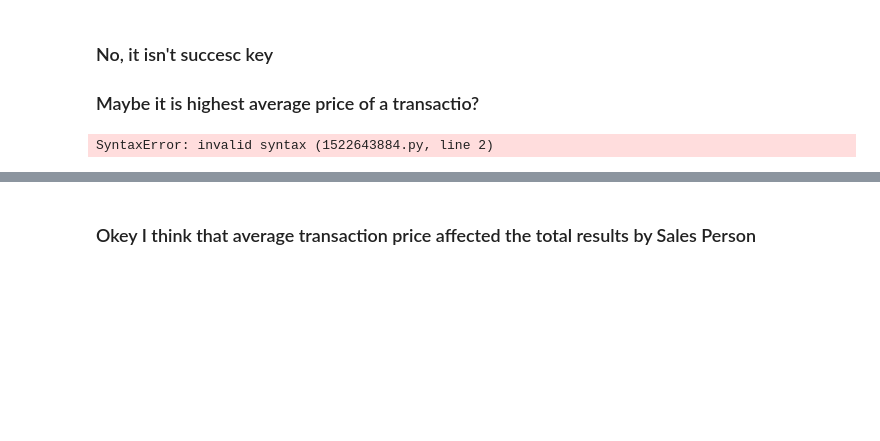
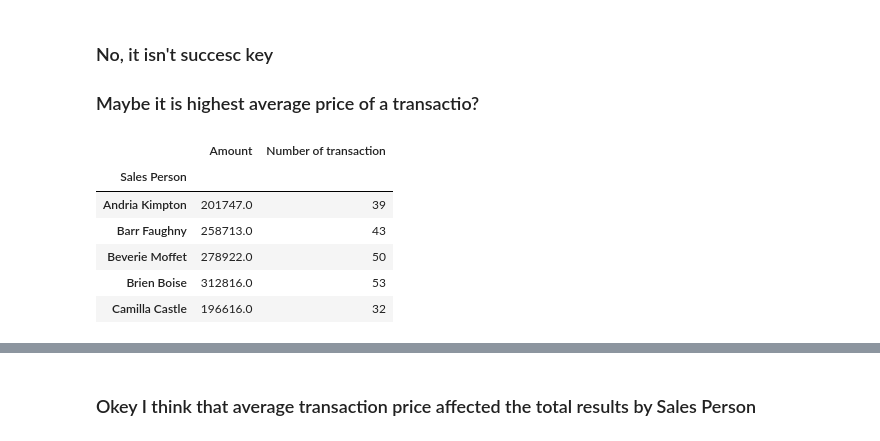
Before and after one commit to GrabarzVIII/chocolate_sales_data_analysis, a Jupyter notebook: chocolate_sales_data_analysis.ipynb, the cells around one changed output, grey strips where cells are left out. Drawn from its saved outputs; the diff is of its cells as text; code cells hidden in the pictures; blank space fills up the shorter version.

```diff
--- a/chocolate_sales_data_analysis.ipynb
+++ b/chocolate_sales_data_analysis.ipynb
@@ -296,9 +296,15 @@ plt.show()
 ### Maybe it is highest average price of a transactio?
 # %%
 amount_per_transaction_spdf = pd.DataFrame({'Amount': sperson_gbamount, 'Number of transaction': chocolate_df['Sales Person'].value_counts()})
-amount_per_transaction_spdf.
+amount_per_transaction_spdf.head()
 # %% [output]
-SyntaxError: invalid syntax (1522643884.py, line 2)
+|  | Amount | Number of transaction |
+| Sales Person |  |  |
+| Andria Kimpton | 201747.0 | 39 |
+| Barr Faughny | 258713.0 | 43 |
+| Beverie Moffet | 278922.0 | 50 |
+| Brien Boise | 312816.0 | 53 |
+| Camilla Castle | 196616.0 | 32 |
 # %%
 amount_per_transaction_spdf['Amount_per_transaction'] = amount_per_transaction_spdf['Amount']/amount_per_transaction_spdf['Number of transaction']
 amount_per_transaction_spdf.sort_values(by='Amount_per_transaction',ascending=False,axis=0,inplace=True)
```
Also changed, not shown: parts of 3 cells of this notebook.
